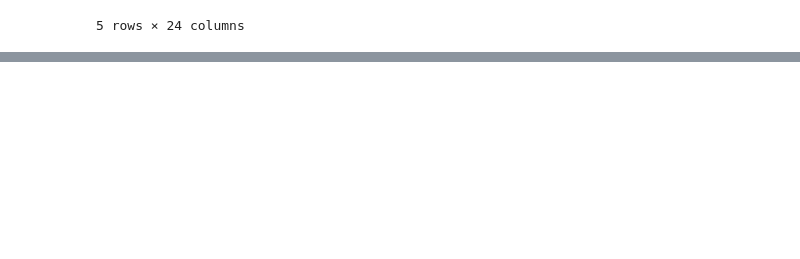
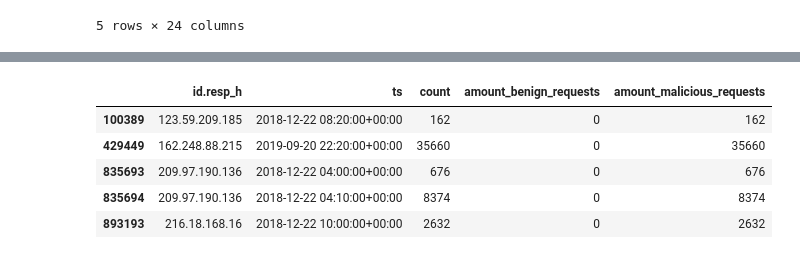
Before and after one commit to AlexanderZandman/network-security-analysis, a Jupyter notebook: botnet-detection/botnet-exploration.ipynb, the cells around one changed output, grey strips where cells are left out. Cells and saved outputs as stored; diff of their text form; code cells hidden in the pictures; blank space fills up the shorter version.

```diff
--- a/botnet-detection/botnet-exploration.ipynb
+++ b/botnet-detection/botnet-exploration.ipynb
@@ -115,0 +125,15 @@ NameError: name 'pd' is not defined
+# %%
+# source *->1 destination, in timestamp interval 10 minutes? Likely distributed attack, separate on benign or malicious to confirm whether it is based on an attack or not.
+amount_of_requests_to_dest = df.groupby(["id.resp_h",pd.Grouper(key="ts", freq="10min")]).size().reset_index(name='count')
+amount_of_requests_to_dest = amount_of_requests_to_dest[amount_of_requests_to_dest["count"] > 100]
+amount_of_requests_to_dest["amount_benign_requests"] = amount_of_requests_to_dest.apply(lambda x: len(benign[(benign["id.resp_h"] == x["id.resp_h"]) & (benign["ts"] >= x["ts"]) & (benign["ts"] < x["ts"] + pd.Timedelta(minutes=10))]), axis=1)
+amount_of_requests_to_dest["amount_malicious_requests"] = amount_of_requests_to_dest.apply(lambda x: len(malicious[(malicious["id.resp_h"] == x["id.resp_h"]) & (malicious["ts"] >= x["ts"]) & (malicious["ts"] < x["ts"] + pd.Timedelta(minutes=10))]), axis=1)
+
+amount_of_requests_to_dest.head(5)
+# %% [output]
+|  | id.resp_h | ts | count | amount_benign_requests | amount_malicious_requests |
+| 100389 | 123.59.209.185 | 2018-12-22 08:20:00+00:00 | 162 | 0 | 162 |
+| 429449 | 162.248.88.215 | 2019-09-20 22:20:00+00:00 | 35660 | 0 | 35660 |
+| 835693 | 209.97.190.136 | 2018-12-22 04:00:00+00:00 | 676 | 0 | 676 |
+| 835694 | 209.97.190.136 | 2018-12-22 04:10:00+00:00 | 8374 | 0 | 8374 |
+| 893193 | 216.18.168.16 | 2018-12-22 10:00:00+00:00 | 2632 | 0 | 2632 |
```
Also changed, not shown: parts of 5 cells of this notebook.
